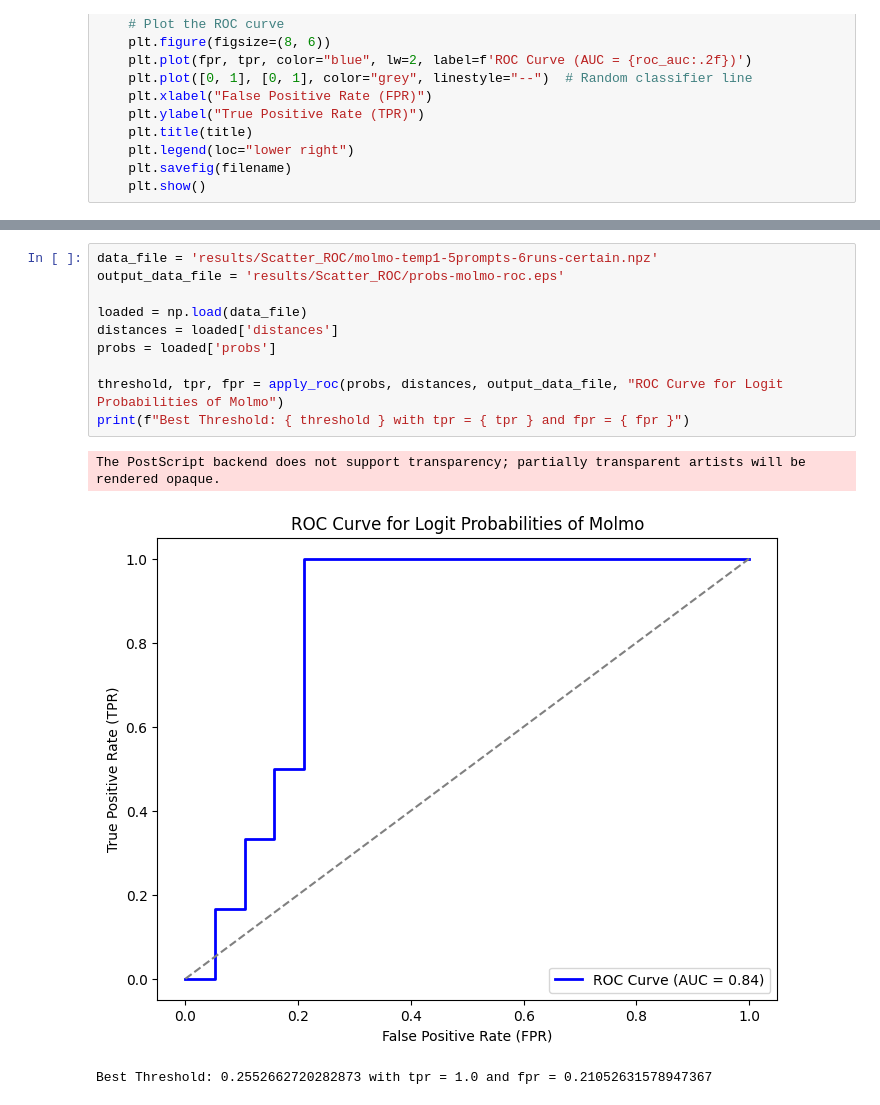
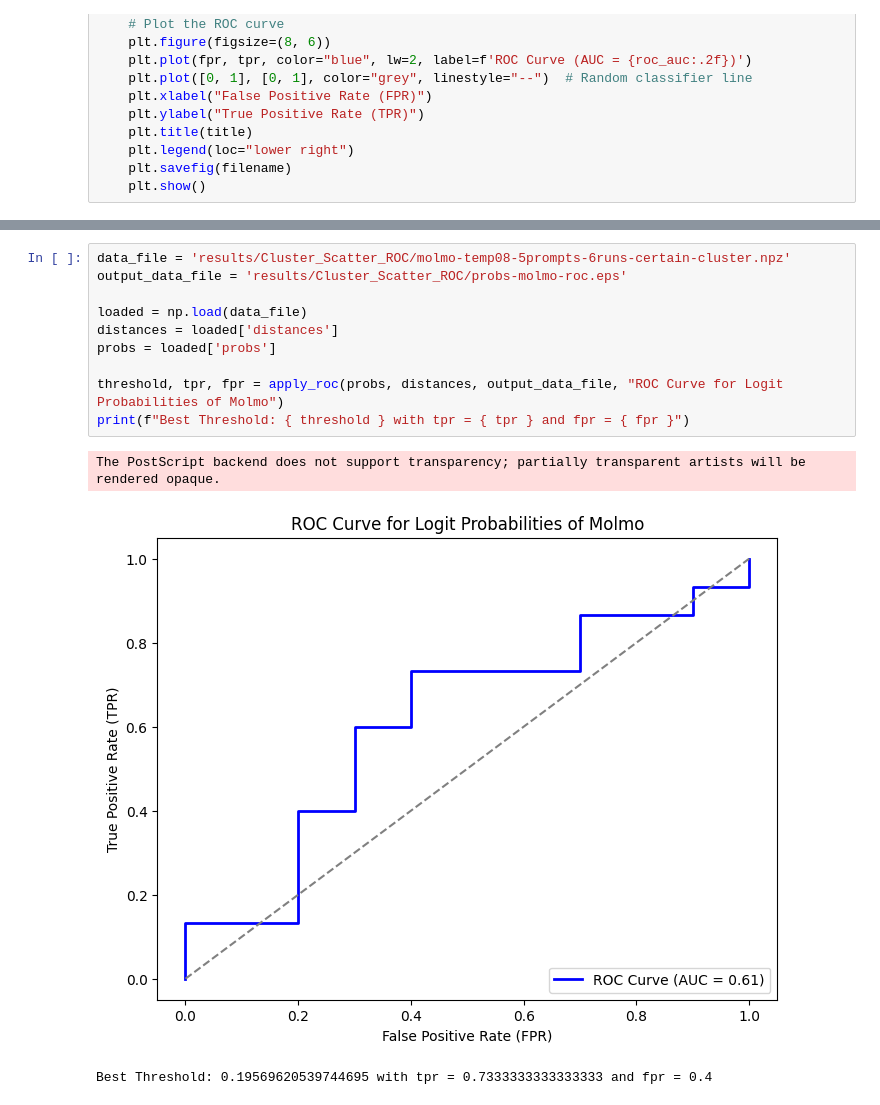
Before and after one commit to NIYI100/xai-praktikum, a Jupyter notebook: robopoint/Report_Create_Plots.ipynb, the cells around one changed output, grey strips where cells are left out. Saved outputs shown, nothing was run; the diff lists cells and outputs as text.

```diff
--- a/robopoint/Report_Create_Plots.ipynb
+++ b/robopoint/Report_Create_Plots.ipynb
@@ -98,15 +98,15 @@ Best Threshold: 0.28782397210597993 with tpr = 1.0 and fpr = 0.1111111111111111
 # %%
-data_file = 'results/Scatter_ROC/molmo-temp1-5prompts-6runs-certain.npz'
-output_data_file = 'results/Scatter_ROC/probs-molmo-roc.eps'
+data_file = 'results/Cluster_Scatter_ROC/molmo-temp08-5prompts-6runs-certain-cluster.npz'
+output_data_file = 'results/Cluster_Scatter_ROC/probs-molmo-roc.eps'
 
 loaded = np.load(data_file)
 distances = loaded['distances']
 probs = loaded['probs']
 
 threshold, tpr, fpr = apply_roc(probs, distances, output_data_file, "ROC Curve for Logit Probabilities of Molmo")
 print(f"Best Threshold: { threshold } with tpr = { tpr } and fpr = { fpr }")
 # %% [output]
 The PostScript backend does not support transparency; partially transparent artists will be rendered opaque.
-[figure, old version]
+[figure, new version]
-Best Threshold: 0.2552662720282873 with tpr = 1.0 and fpr = 0.21052631578947367
+Best Threshold: 0.19569620539744695 with tpr = 0.7333333333333333 and fpr = 0.4
 # %%
```
Also changed, not shown: parts of 5 cells of this notebook, 16 other files.
